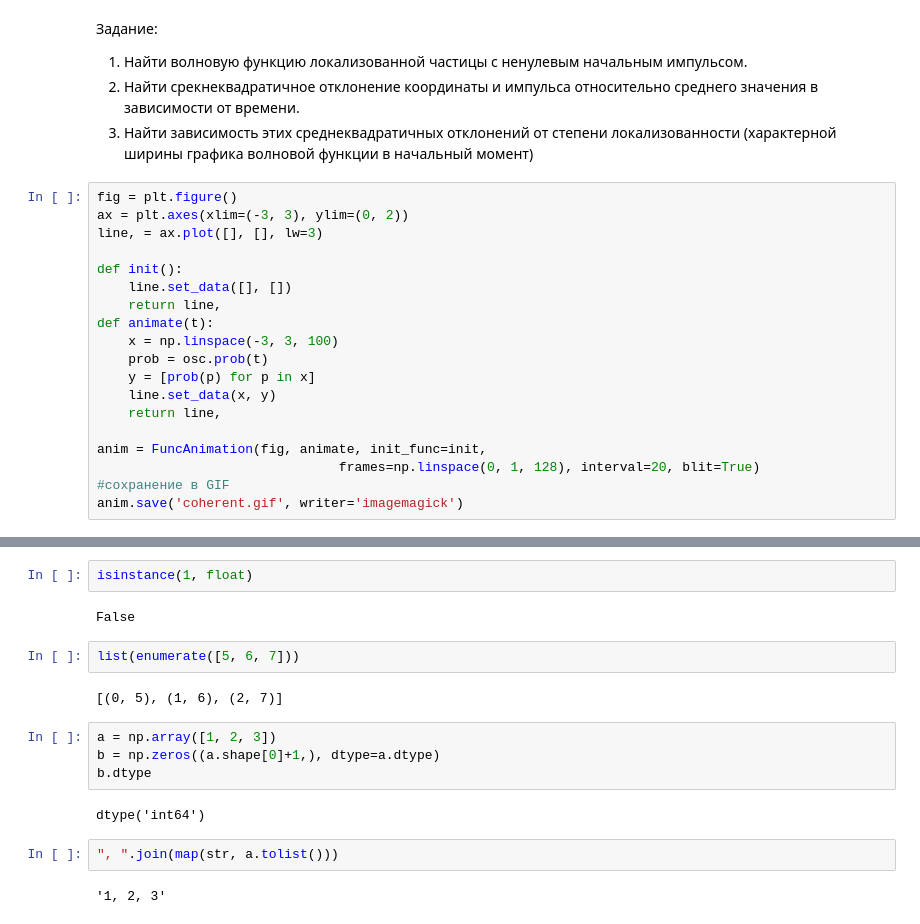
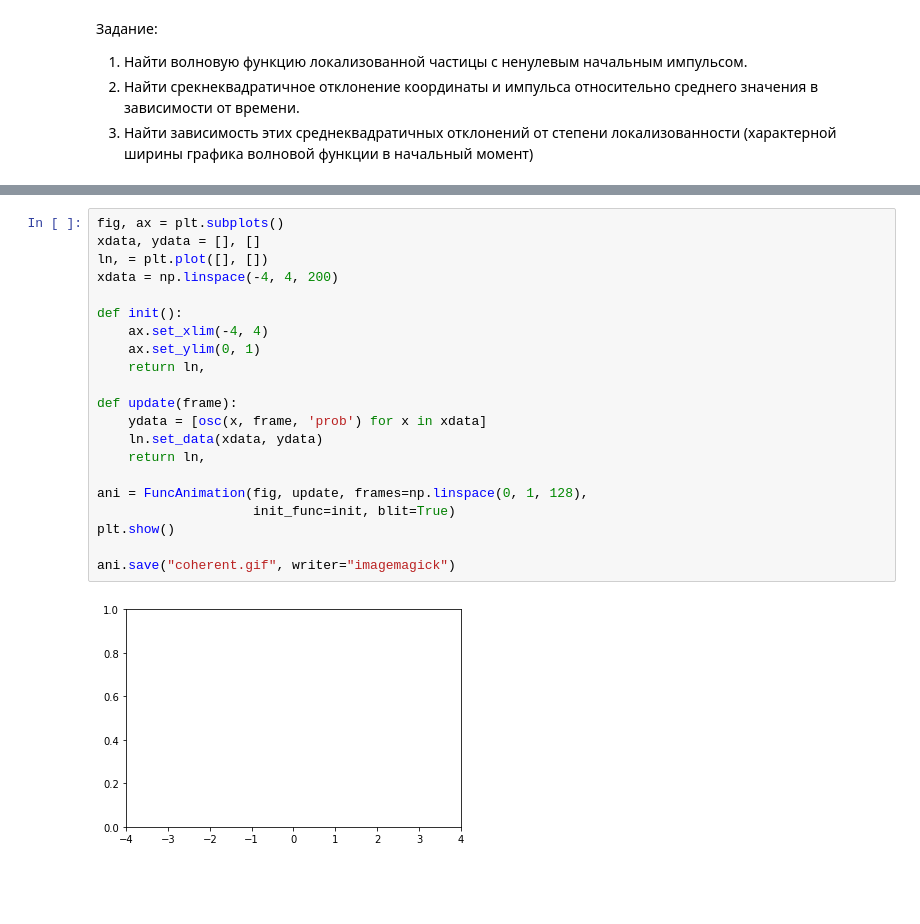
Before and after one commit to kolganovn/quantum, a Jupyter notebook: Oscillator.ipynb, the cells around one changed output, grey strips where cells are left out. Drawn from its saved outputs; the diff is of its cells as text; blank space fills up the shorter version.

```diff
--- a/Oscillator.ipynb
+++ b/Oscillator.ipynb
@@ -220,22 +230,3 @@ plt.show()
 1. Найти волновую функцию локализованной частицы с ненулевым начальным импульсом.
 2. Найти срекнеквадратичное отклонение координаты и импульса относительно среднего значения в зависимости от времени.
 3. Найти зависимость этих среднеквадратичных отклонений от степени локализованности (характерной ширины графика волновой функции в начальный момент)
-# %%
-fig = plt.figure()
-ax = plt.axes(xlim=(-3, 3), ylim=(0, 2))
-line, = ax.plot([], [], lw=3)
-
-def init():
-    line.set_data([], [])
-    return line,
-def animate(t):
-    x = np.linspace(-3, 3, 100)
-    prob = osc.prob(t)
-    y = [prob(p) for p in x]
-    line.set_data(x, y)
-    return line,
-
-anim = FuncAnimation(fig, animate, init_func=init,
-                               frames=np.linspace(0, 1, 128), interval=20, blit=True)
-#сохранение в GIF
-anim.save('coherent.gif', writer='imagemagick')
@@ -262,18 +233,23 @@ print(herm_f(n, dx))
-# %%
-isinstance(1, float)
-# %% [output]
-False
-# %%
-list(enumerate([5, 6, 7]))
-# %% [output]
-[(0, 5), (1, 6), (2, 7)]
-# %%
-a = np.array([1, 2, 3])
-b = np.zeros((a.shape[0]+1,), dtype=a.dtype)
-b.dtype
-# %% [output]
-dtype('int64')
-# %%
-", ".join(map(str, a.tolist()))
-# %% [output]
-'1, 2, 3'
+# %%
+fig, ax = plt.subplots()
+xdata, ydata = [], []
+ln, = plt.plot([], [])
+xdata = np.linspace(-4, 4, 200)
+
+def init():
+    ax.set_xlim(-4, 4)
+    ax.set_ylim(0, 1)
+    return ln,
+
+def update(frame):
+    ydata = [osc(x, frame, 'prob') for x in xdata]
+    ln.set_data(xdata, ydata)
+    return ln,
+
+ani = FuncAnimation(fig, update, frames=np.linspace(0, 1, 128),
+                    init_func=init, blit=True)
+plt.show()
+
+ani.save("coherent.gif", writer="imagemagick")
+# %% [output]
+[figure, added]
```
Also changed, not shown: parts of 13 cells of this notebook.
